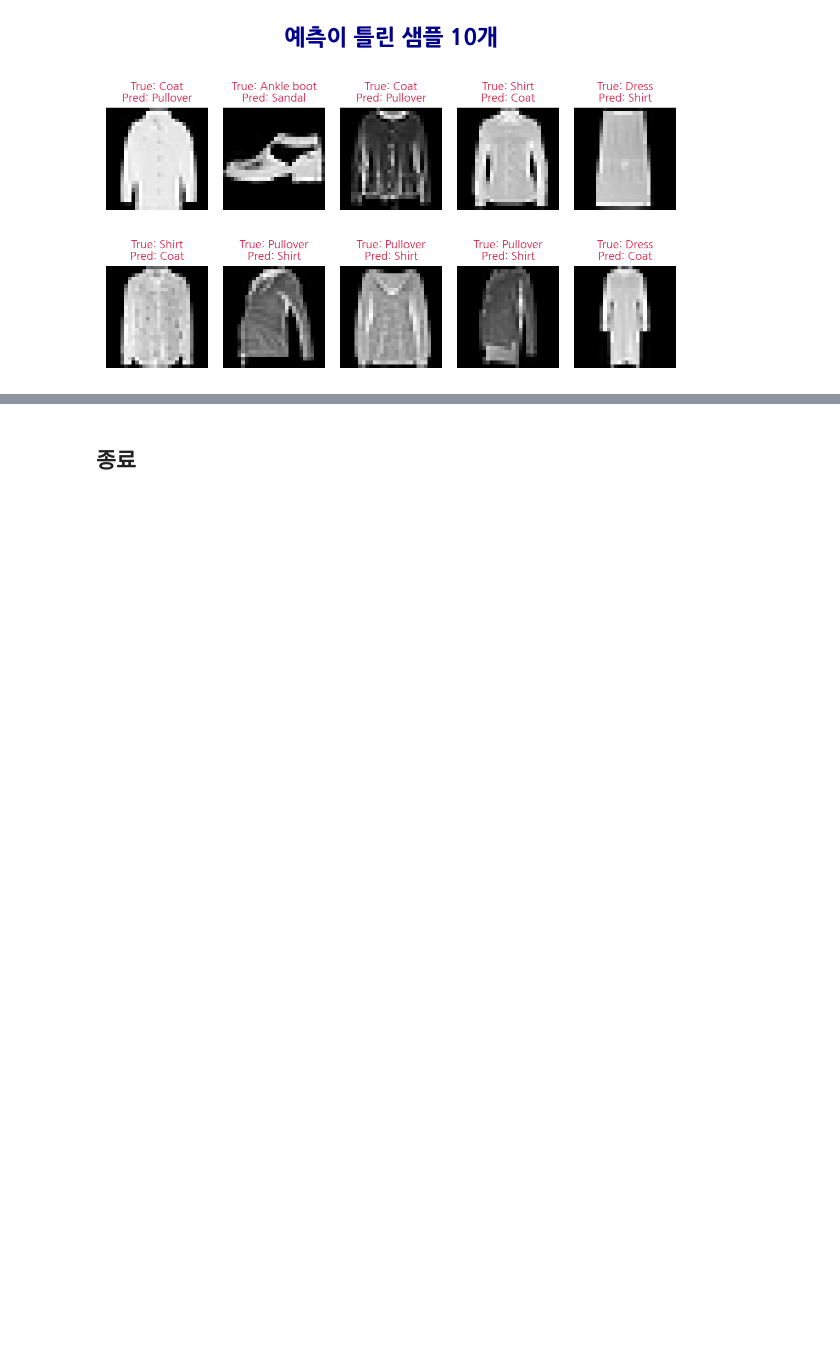
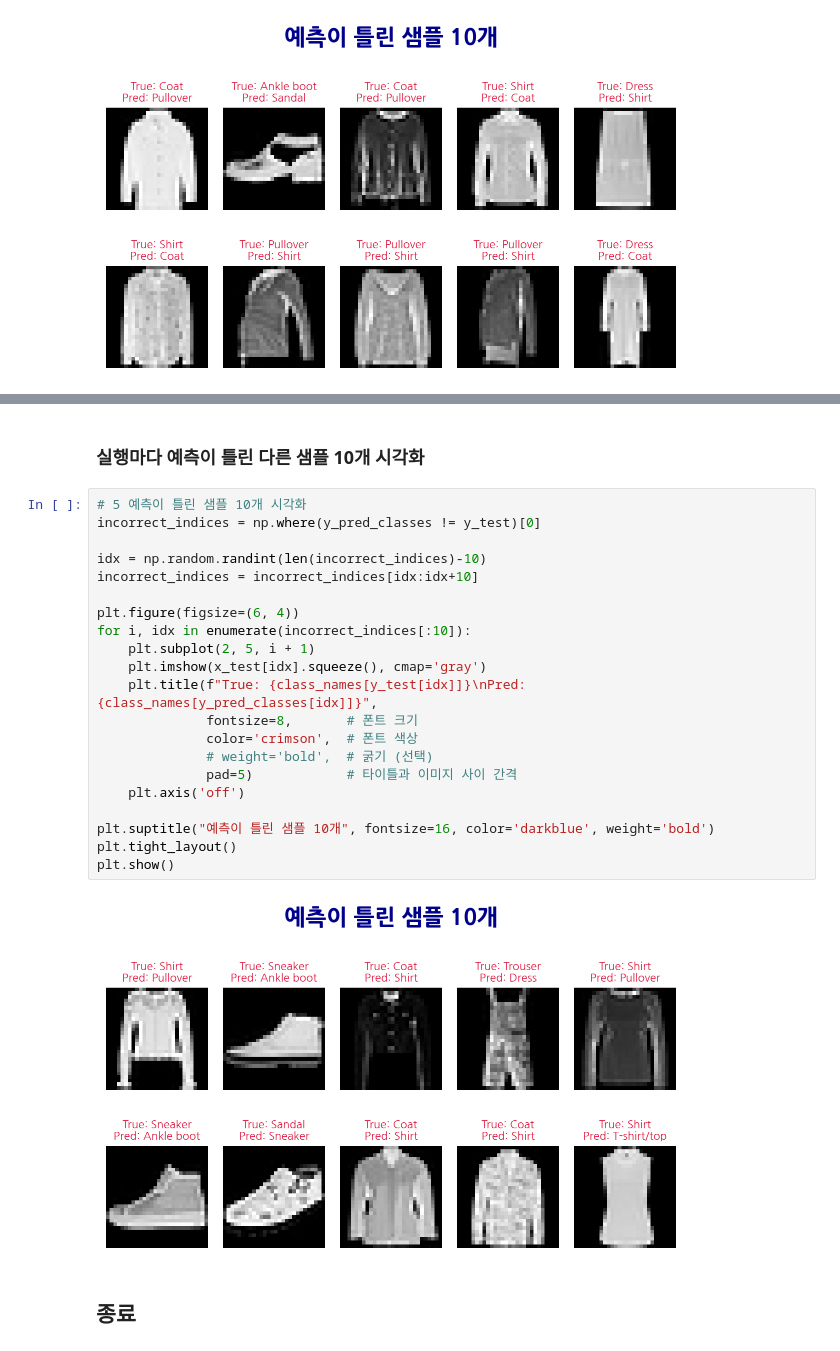
Before and after one commit to soobook/TensorFlow-DL, a Jupyter notebook: code/TF09.ipynb, the cells around one changed output, grey strips where cells are left out. Drawn from its saved outputs; the diff is of its cells as text; blank space fills up the shorter version.

```diff
--- a/code/TF09.ipynb
+++ b/code/TF09.ipynb
@@ -476,2 +287,27 @@ weighted avg       0.91      0.90      0.90     10000
+# %% [markdown]
+### 실행마다 예측이 틀린 다른 샘플 10개 시각화
+# %%
+# 5 예측이 틀린 샘플 10개 시각화
+incorrect_indices = np.where(y_pred_classes != y_test)[0]
+
+idx = np.random.randint(len(incorrect_indices)-10)
+incorrect_indices = incorrect_indices[idx:idx+10]
+
+plt.figure(figsize=(6, 4))
+for i, idx in enumerate(incorrect_indices[:10]):
+    plt.subplot(2, 5, i + 1)
+    plt.imshow(x_test[idx].squeeze(), cmap='gray')
+    plt.title(f"True: {class_names[y_test[idx]]}\nPred: {class_names[y_pred_classes[idx]]}",
+              fontsize=8,       # 폰트 크기
+              color='crimson',  # 폰트 색상
+              # weight='bold',  # 굵기 (선택)
+              pad=5)            # 타이틀과 이미지 사이 간격
+    plt.axis('off')
+
+plt.suptitle("예측이 틀린 샘플 10개", fontsize=16, color='darkblue', weight='bold')
+plt.tight_layout()
+plt.show()
+# %% [output]
+[figure, added]
 # %% [markdown]
 ## 종료
```
Also changed, not shown: parts of 19 cells of this notebook.
